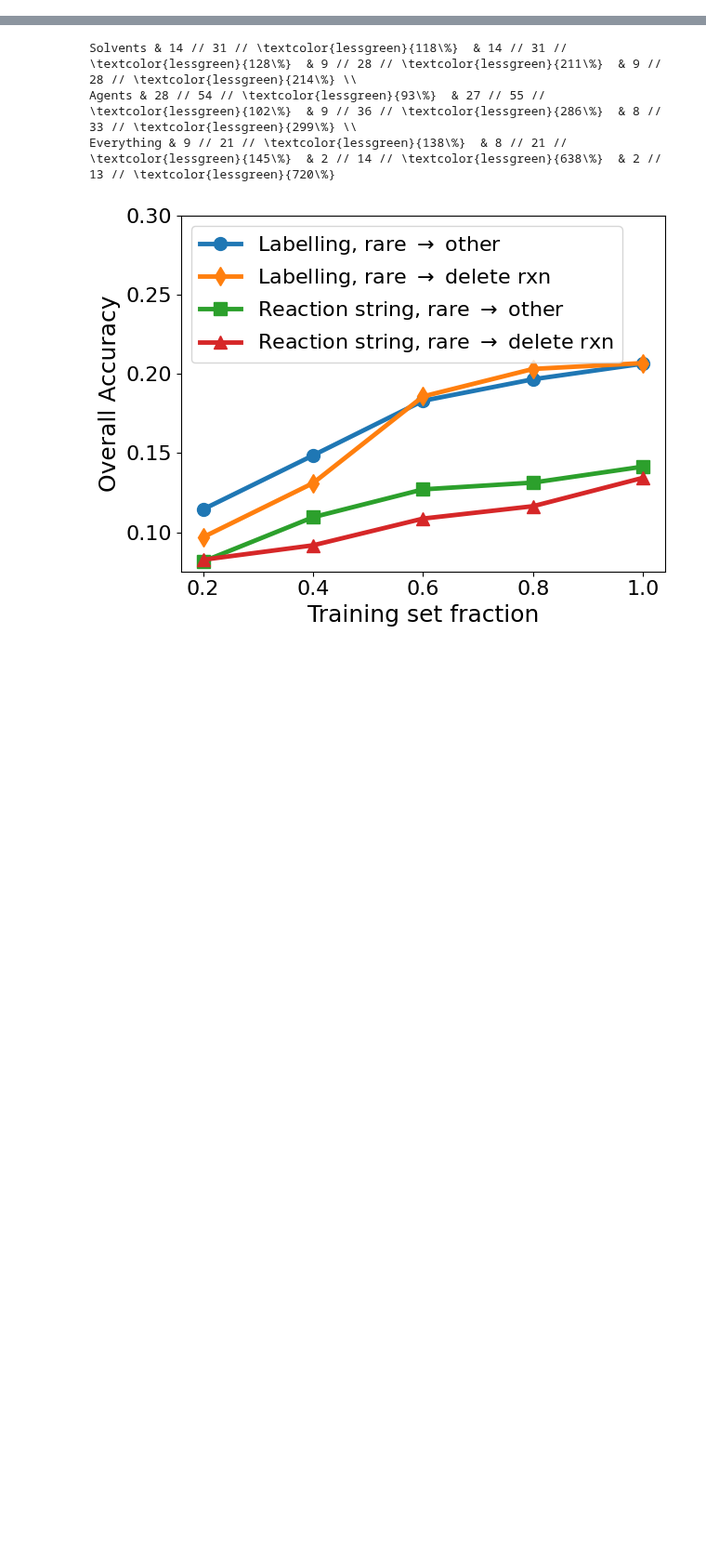
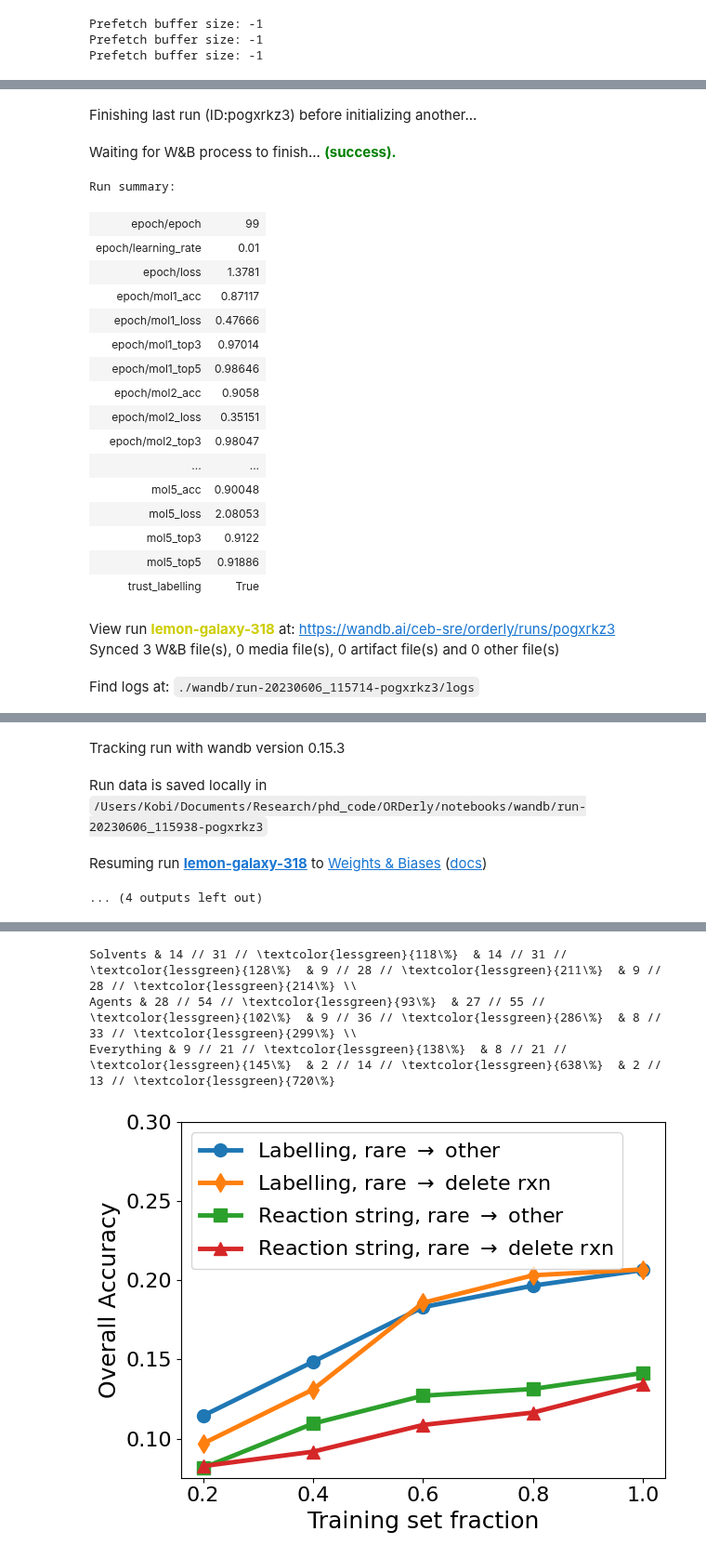
Before and after one commit to sustainable-processes/ORDerly, a Jupyter notebook: notebooks/plot_model_performance_wandb.ipynb, the cells around one changed output, grey strips where cells are left out. Shown at 93% size. Saved outputs shown, nothing was run; the diff lists cells and outputs as text; code cells hidden in the pictures; blank space fills up the shorter version.

Commit message:
Enable resuming and skipping training

```diff
--- a/notebooks/plot_model_performance_wandb.ipynb
+++ b/notebooks/plot_model_performance_wandb.ipynb
@@ -10,0 +19,53 @@ wandb_project="orderly"
+# %%
+# Loop through all relevant runs on wandb to get run_ids, datasets and random seeds
+# For each rerun the conditionprediction with skip_training=True and resume=True
+DATASETS = ["with_trust_with_map","with_trust_no_map", "no_trust_no_map", "no_trust_with_map"]
+DATASETS_PATH = pathlib.Path.cwd().parent / "data/orderly/datasets/"
+all_runs = []
+for random_seed in [12345, 54321, 98765]:
+    for dataset in DATASETS:
+        filters = {
+            "state": "finished",
+            "config.output_folder_path": f"models/{dataset}",
+            "config.random_seed": random_seed,
+            # "config.train_fraction": 1.0,
+            "config.train_mode": 0, # Teacher forcing
+        }
+        runs = api.runs(
+            f"{wandb_entity}/{wandb_project}",
+            filters=filters
+        )
+        assert len(runs) == 5 # For 5 training fractions
+        all_runs.extend(runs)
+
+for run in tqdm(all_runs[:1]):
+    config = dict(run.config)
+    train_data_path = pathlib.Path(f"{DATASETS_PATH}/orderly_{dataset}_train.parquet")
+    test_data_path = pathlib.Path(f"{DATASETS_PATH}/orderly_{dataset}_test.parquet")
+    fp_directory = train_data_path.parent / "fingerprints"
+    train_fp_path = fp_directory / (train_data_path.stem + ".npy")
+    test_fp_path = fp_directory / (test_data_path.stem + ".npy")
+    output_folder_path = pathlib.Path(pathlib.Path.cwd().parent / f"models/{dataset}")
+    output_folder_path.mkdir(parents=True, exist_ok=True)
+    config.update({
+        "train_data_path": train_data_path,
+        "test_data_path": test_data_path,
+        "train_fp_path": train_fp_path,
+        "test_fp_path": test_fp_path,
+        "output_folder_path": output_folder_path,
+        "skip_training": True,
+        "resume": True,
+        "resume_from_best": True,
+        "generate_fingerprints": False,
+        "wandb_run_id": run.id,
+    })
+    del config["n_val"]
+    del config["n_test"]
+    del config["n_train"]
+    del config["dataset_version"]
+    instance = ConditionPrediction(**config)
+    instance.run_model_arguments()
+# %% [output]
+Prefetch buffer size: -1
+Prefetch buffer size: -1
+Prefetch buffer size: -1
@@ -10,0 +76,22 @@ wandb_project="orderly"
+Finishing last run (ID:pogxrkz3) before initializing another...
+Waiting for W&B process to finish... (success).
+Run summary:
+| epoch/epoch | 99 |
+| epoch/learning_rate | 0.01 |
+| epoch/loss | 1.3781 |
+| epoch/mol1_acc | 0.87117 |
+| epoch/mol1_loss | 0.47666 |
+| epoch/mol1_top3 | 0.97014 |
+| epoch/mol1_top5 | 0.98646 |
+| epoch/mol2_acc | 0.9058 |
+| epoch/mol2_loss | 0.35151 |
+| epoch/mol2_top3 | 0.98047 |
+| ... | ... |
+| mol5_acc | 0.90048 |
+| mol5_loss | 2.08053 |
+| mol5_top3 | 0.9122 |
+| mol5_top5 | 0.91886 |
+| trust_labelling | True |
+View run lemon-galaxy-318 at: https://wandb.ai/ceb-sre/orderly/runs/pogxrkz3
+Synced 3 W&B file(s), 0 media file(s), 0 artifact file(s) and 0 other file(s)
+Find logs at: ./wandb/run-20230606_115714-pogxrkz3/logs
@@ -10,0 +99,4 @@ wandb_project="orderly"
+Tracking run with wandb version 0.15.3
+Run data is saved locally in /Users/Kobi/Documents/Research/phd_code/ORDerly/notebooks/wandb/run-20230606_115938-pogxrkz3
+Resuming run lemon-galaxy-318 to Weights & Biases (docs)
+... (4 outputs left out)
```
Also changed, not shown: parts of 6 cells of this notebook, 2 other files.
